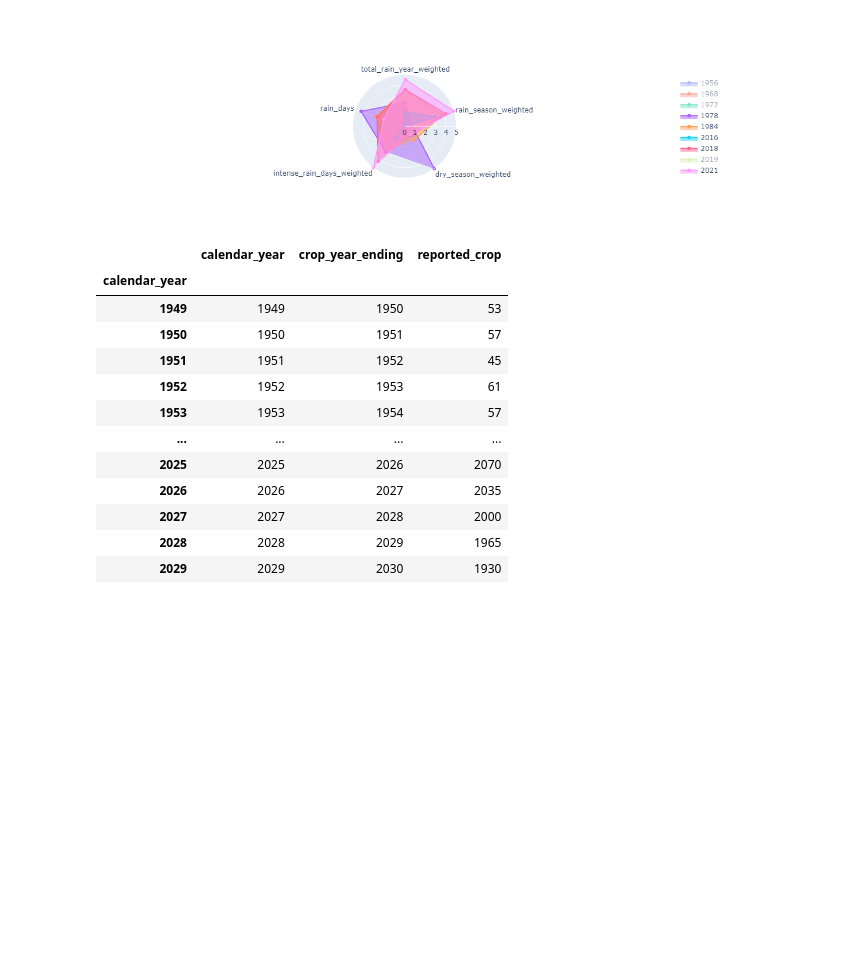
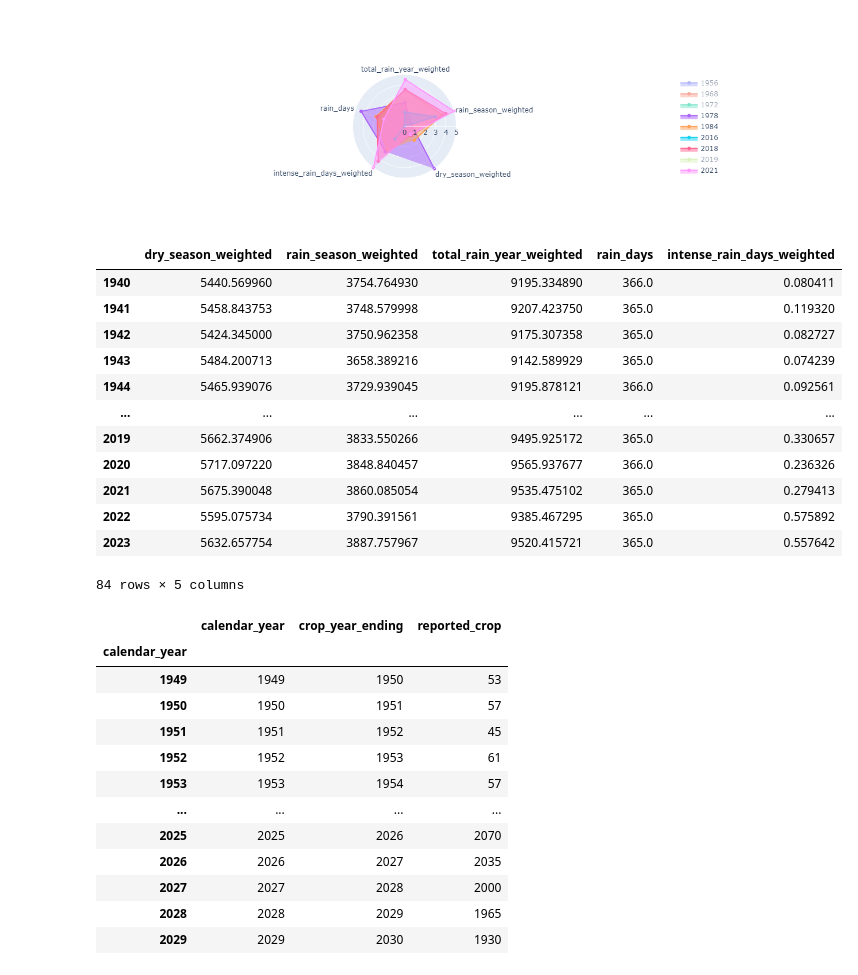
Before and after one commit to KwenteaneResearch/weather_checker, a Jupyter notebook: notebooks/analog_years_classifier.ipynb, the cells around one changed output. Drawn from its saved outputs; the diff is of its cells as text; code cells hidden in the pictures; blank space fills up the shorter version.

```diff
--- a/notebooks/analog_years_classifier.ipynb
+++ b/notebooks/analog_years_classifier.ipynb
@@ -354,3 +354,20 @@ fig.update_layout(
 fig.show()
 # %% [output]
 [figure]
+# %%
+climatology_df = pd.read_csv("../raw_data/climatologies/climatology_CIV_0.05_1940-01-01_2023-12-31.csv",index_col=[0])
+climatology_df
+# %% [output]
+|  | dry_season_weighted | rain_season_weighted | total_rain_year_weighted | rain_days | intense_rain_days_weighted |
+| 1940 | 5440.569960 | 3754.764930 | 9195.334890 | 366.0 | 0.080411 |
+| 1941 | 5458.843753 | 3748.579998 | 9207.423750 | 365.0 | 0.119320 |
+| 1942 | 5424.345000 | 3750.962358 | 9175.307358 | 365.0 | 0.082727 |
+| 1943 | 5484.200713 | 3658.389216 | 9142.589929 | 365.0 | 0.074239 |
+| 1944 | 5465.939076 | 3729.939045 | 9195.878121 | 366.0 | 0.092561 |
+| ... | ... | ... | ... | ... | ... |
+| 2019 | 5662.374906 | 3833.550266 | 9495.925172 | 365.0 | 0.330657 |
+| 2020 | 5717.097220 | 3848.840457 | 9565.937677 | 366.0 | 0.236326 |
+| 2021 | 5675.390048 | 3860.085054 | 9535.475102 | 365.0 | 0.279413 |
+| 2022 | 5595.075734 | 3790.391561 | 9385.467295 | 365.0 | 0.575892 |
+| 2023 | 5632.657754 | 3887.757967 | 9520.415721 | 365.0 | 0.557642 |
+84 rows × 5 columns
```
Also changed, not shown: parts of 1 cell of this notebook, 5 other files.
